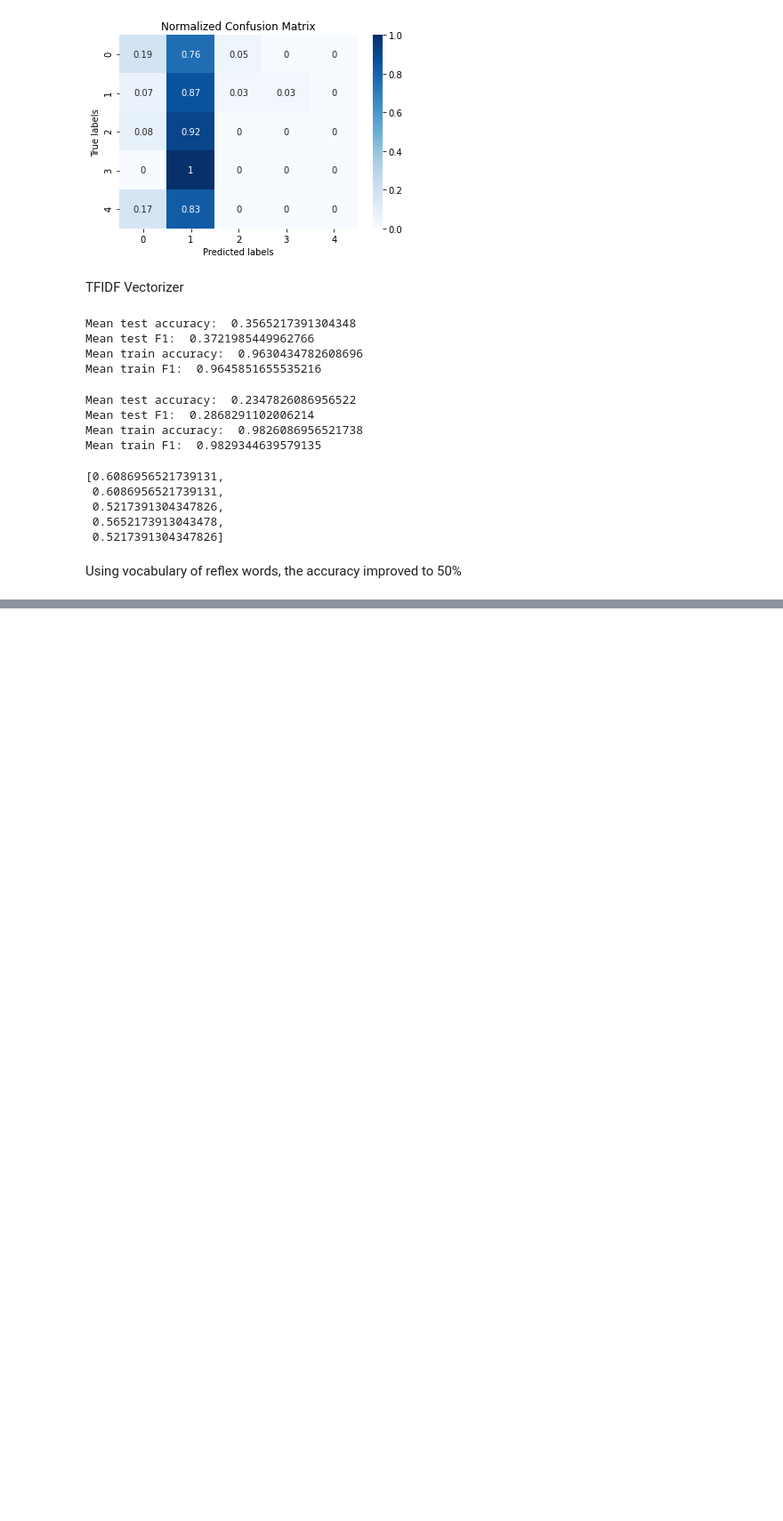
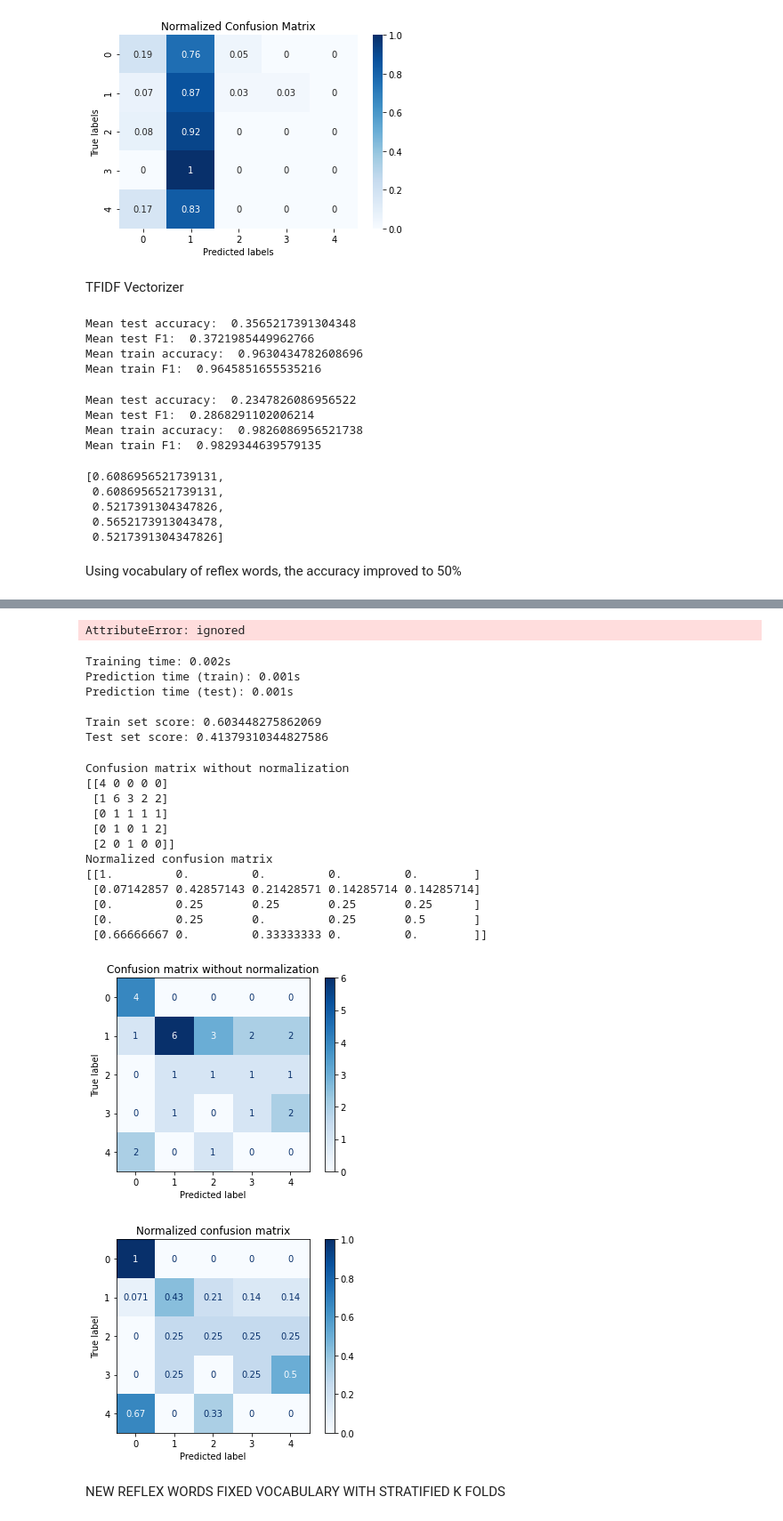
Before and after one commit to kerryqliu/stats170, a Jupyter notebook: tfidftesting.ipynb, the cells around one changed output, grey strips where cells are left out. Shown at 89% size. Drawn from its saved outputs; the diff is of its cells as text; code cells hidden in the pictures; blank space fills up the shorter version.

```diff
--- a/tfidftesting.ipynb
+++ b/tfidftesting.ipynb
@@ -534,0 +579,8 @@ Using vocabulary of reflex words, the accuracy improved to 50%
+# %%
+all_reflex_words = set()
+for i in new_reflex_words:
+  all_reflex_words.add(i)
+for i in decrease_words:
+  all_reflex_words.add(i)
+
+all_reflex_words
@@ -534,0 +612,11 @@ Using vocabulary of reflex words, the accuracy improved to 50%
+# %%
+X = np.array(corpus)
+y = np.array(tags)
+skf = StratifiedKFold(n_splits=5, random_state=10, shuffle=True)
+for train_index, test_index in skf.split(X, y):
+  X_train, X_test = X[train_index], X[test_index]
+  y_train, y_test = y[train_index], y[test_index]
+# %%
+vectorizer = TfidfVectorizer(stop_words='english', ngram_range = (1,2), vocabulary = all_reflex_words)
+X_train = vectorizer.fit_transform(X_train)
+X_test = vectorizer.transform(X_test)
@@ -534,0 +640,56 @@ Using vocabulary of reflex words, the accuracy improved to 50%
+# %%
+selector = SelectPercentile(f_classif, percentile=10)
+selector.fit(X_train, y_train)
+X_train = selector.transform(X_train).toarray()
+X_test = selector.transform(X_test).toarray()
+# %% [output]
+AttributeError: ignored
+# %%
+t0 = time()
+model = GaussianNB()
+model.fit(X_train, y_train)
+print(f"\nTraining time: {round(time()-t0, 3)}s")
+t0 = time()
+score_train = model.score(X_train, y_train)
+print(f"Prediction time (train): {round(time()-t0, 3)}s")
+t0 = time()
+score_test = model.score(X_test, y_test)
+print(f"Prediction time (test): {round(time()-t0, 3)}s")
+print("\nTrain set score:", score_train)
+print("Test set score:", score_test)
+# %% [output]
+Training time: 0.002s
+Prediction time (train): 0.001s
+Prediction time (test): 0.001s
+
+Train set score: 0.603448275862069
+Test set score: 0.41379310344827586
+# %%
+titles_options = [("Confusion matrix without normalization", None),
+                  ("Normalized confusion matrix", 'true')]
+for title, normalize in titles_options:
+    disp = plot_confusion_matrix(model4, X_test, y_test,
+                                 display_labels=["0","1","2","3","4"],
+                                 cmap=plt.cm.Blues,
+                                 normalize=normalize)
+    disp.ax_.set_title(title)
+
+    print(title)
+    print(disp.confusion_matrix)
+# %% [output]
+Confusion matrix without normalization
+[[4 0 0 0 0]
+ [1 6 3 2 2]
+ [0 1 1 1 1]
+ [0 1 0 1 2]
+ [2 0 1 0 0]]
+Normalized confusion matrix
+[[1.         0.         0.         0.         0.        ]
+ [0.07142857 0.42857143 0.21428571 0.14285714 0.14285714]
+ [0.         0.25       0.25       0.25       0.25      ]
+ [0.         0.25       0.         0.25       0.5       ]
+ [0.66666667 0.         0.33333333 0.         0.        ]]
+[figure, added]
+[figure, added]
+# %% [markdown]
+NEW REFLEX WORDS FIXED VOCABULARY WITH STRATIFIED K FOLDS
```
Also changed, not shown: parts of 10 cells of this notebook.
